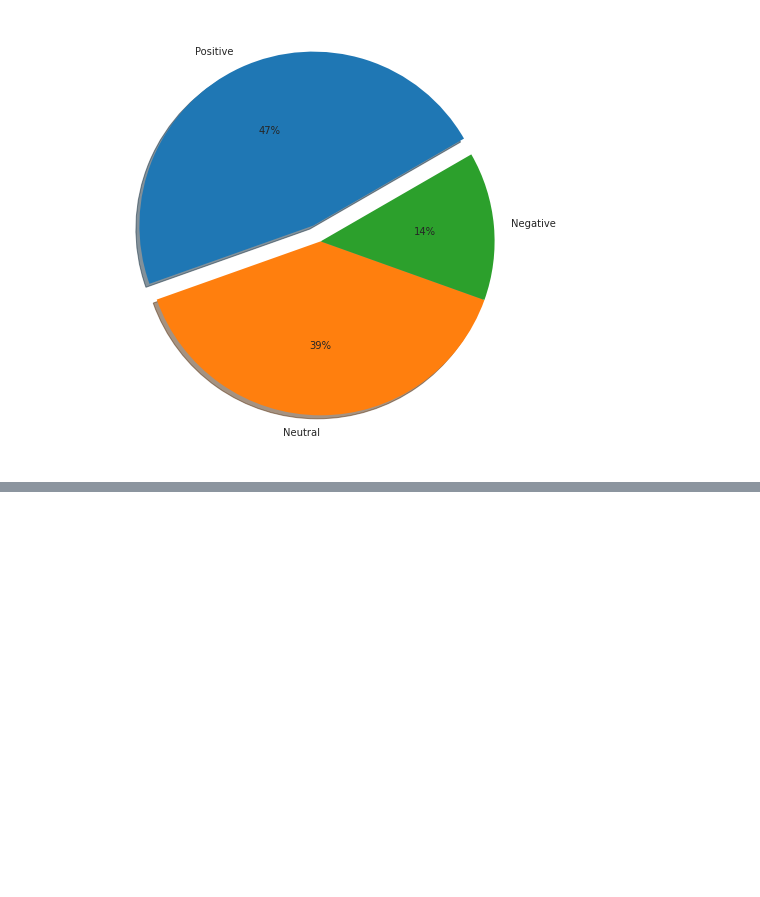
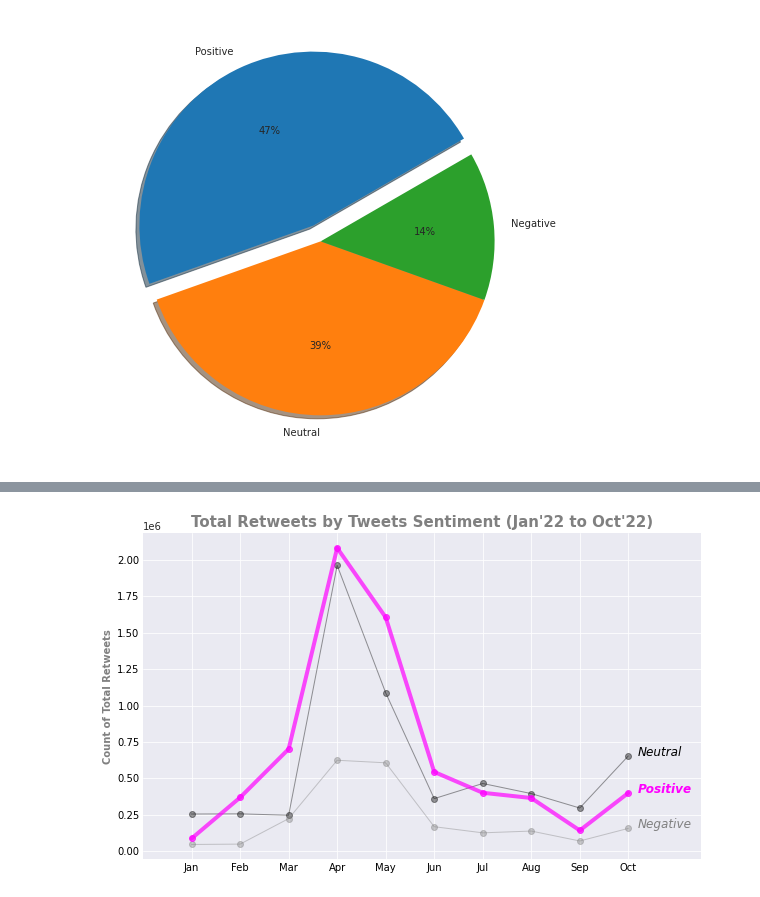
Before and after one commit to Rahad-Mohi-Uddin/Kaggle, a Jupyter notebook: elon-musk-s-tweet-analysis.ipynb, the cells around one changed output, grey strips where cells are left out. Drawn from its saved outputs; the diff is of its cells as text; code cells hidden in the pictures; blank space fills up the shorter version.

```diff
--- a/elon-musk-s-tweet-analysis.ipynb
+++ b/elon-musk-s-tweet-analysis.ipynb
@@ -226,0 +233,42 @@ plt.show()
+# %%
+positive=[]
+neutral=[]
+negative=[]
+
+for i in tweet['Month'].unique():
+
+    pos=tweet.loc[(tweet['Month']==i) & (tweet['Sentiment']=='Positive'),'Retweets'].sum()
+    positive.append(pos)
+
+    neu=tweet.loc[(tweet['Month']==i) & (tweet['Sentiment']=='Neutral'),'Retweets'].sum()
+    neutral.append(neu)
+
+    neg=tweet.loc[(tweet['Month']==i) & (tweet['Sentiment']=='Negative'),'Retweets'].sum()
+    negative.append(neg)
+
+date=tweet['Month'].unique().tolist()
+month=['Oct','Sep','Aug','Jul','Jun','May','Apr','Mar','Feb','Jan']
+
+plt.style.use('seaborn-darkgrid')
+
+plt.figure(figsize=(10,6))
+
+plt.plot(date,neutral,marker='o',color='black',linewidth=1, alpha=0.4)
+plt.plot(date,negative,marker='o',color='grey',linewidth=1, alpha=0.4)
+plt.plot(date,positive,marker='o',color='magenta',linewidth=4, alpha=0.7)
+
+plt.xlim(0,11.5)
+
+plt.text(10.2,neutral[0],'Neutral',horizontalalignment='left',color='black',fontsize='large',fontstyle='italic',fontweight='regular')
+plt.text(10.2,negative[0],'Negative',horizontalalignment='left',color='grey',fontsize='large',fontstyle='italic',fontweight='regular')
+plt.text(10.2,positive[0],'Positive',horizontalalignment='left',color='magenta',fontsize='large',fontstyle='italic',fontweight='semibold')
+
+plt.xticks(date,labels=month,color='black',fontsize='medium',fontweight='medium')
+plt.yticks(color='black',fontsize='medium',fontweight='medium')
+
+plt.title("Total Retweets by Tweets Sentiment (Jan'22 to Oct'22)",loc='center',color='grey',fontsize=15,fontweight='semibold')
+plt.ylabel("Count of Total Retweets",color='grey',fontsize=10,fontweight='semibold')
+#plt.savefig('retweets by sentiment.png')
+plt.show()
+# %% [output]
+[figure, added]
```
Also changed, not shown: parts of 8 cells of this notebook.
